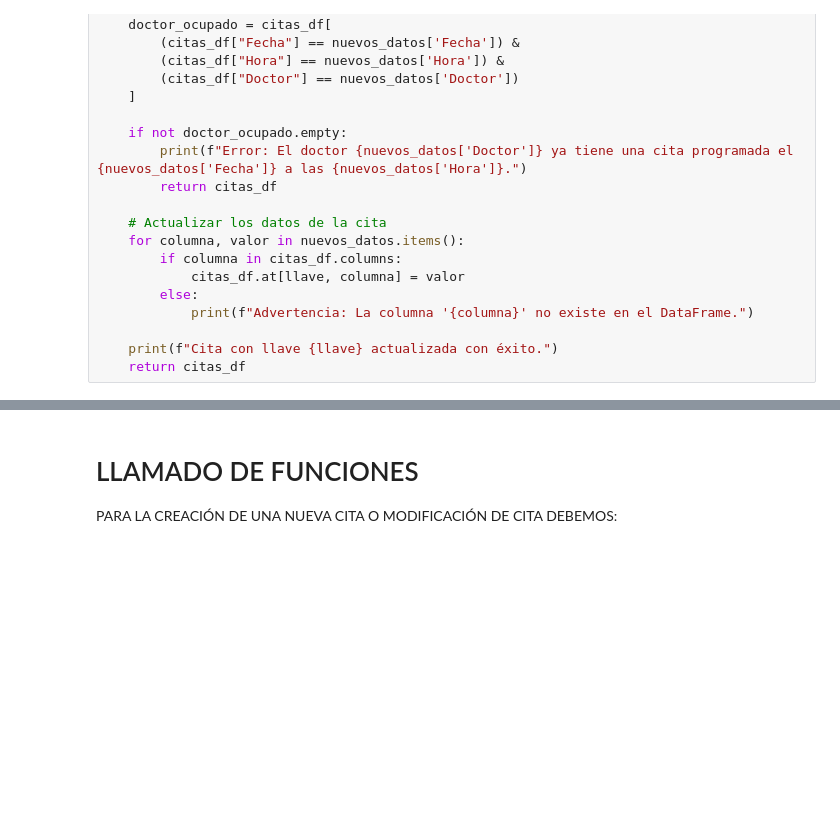
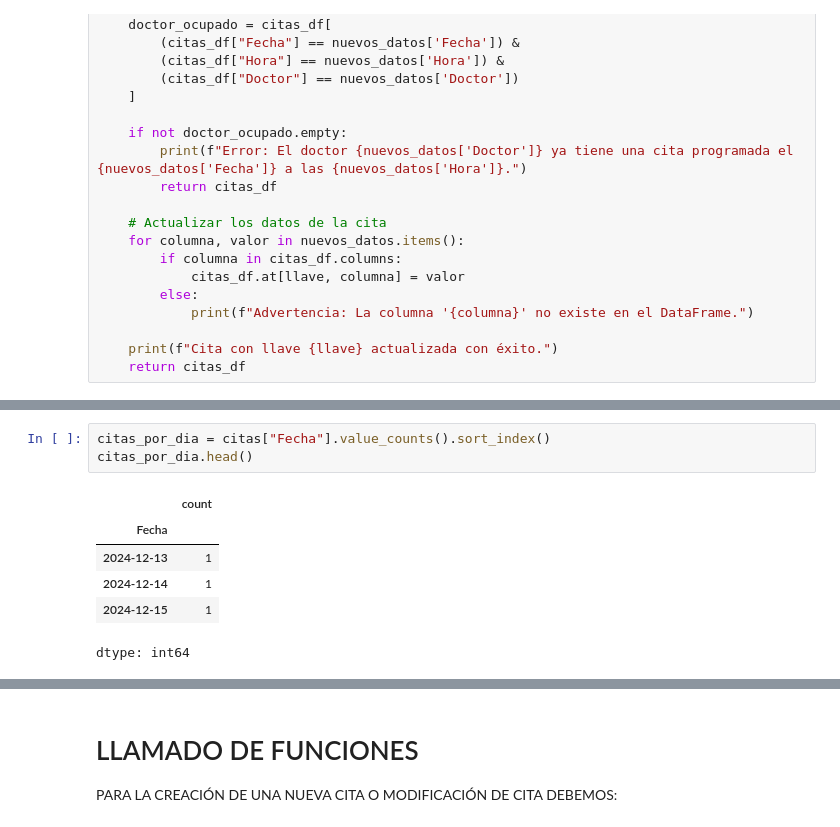
Before and after one commit to RogerReateguiUTEC/Tareas_Programacion101, a Jupyter notebook: Copia_de_Examen_Final_Programacion_101.ipynb, the cells around one changed output, grey strips where cells are left out. Cells and saved outputs as stored; diff of their text form; blank space fills up the shorter version.

```diff
--- a/Copia_de_Examen_Final_Programacion_101.ipynb
+++ b/Copia_de_Examen_Final_Programacion_101.ipynb
@@ -113,0 +146,10 @@ def modificarCita(citas_df, llave, **nuevos_datos):
+# %%
+citas_por_dia = citas["Fecha"].value_counts().sort_index()
+citas_por_dia.head()
+# %% [output]
+|  | count |
+| Fecha |  |
+| 2024-12-13 | 1 |
+| 2024-12-14 | 1 |
+| 2024-12-15 | 1 |
+dtype: int64
```
Also changed, not shown: parts of 5 cells of this notebook.
